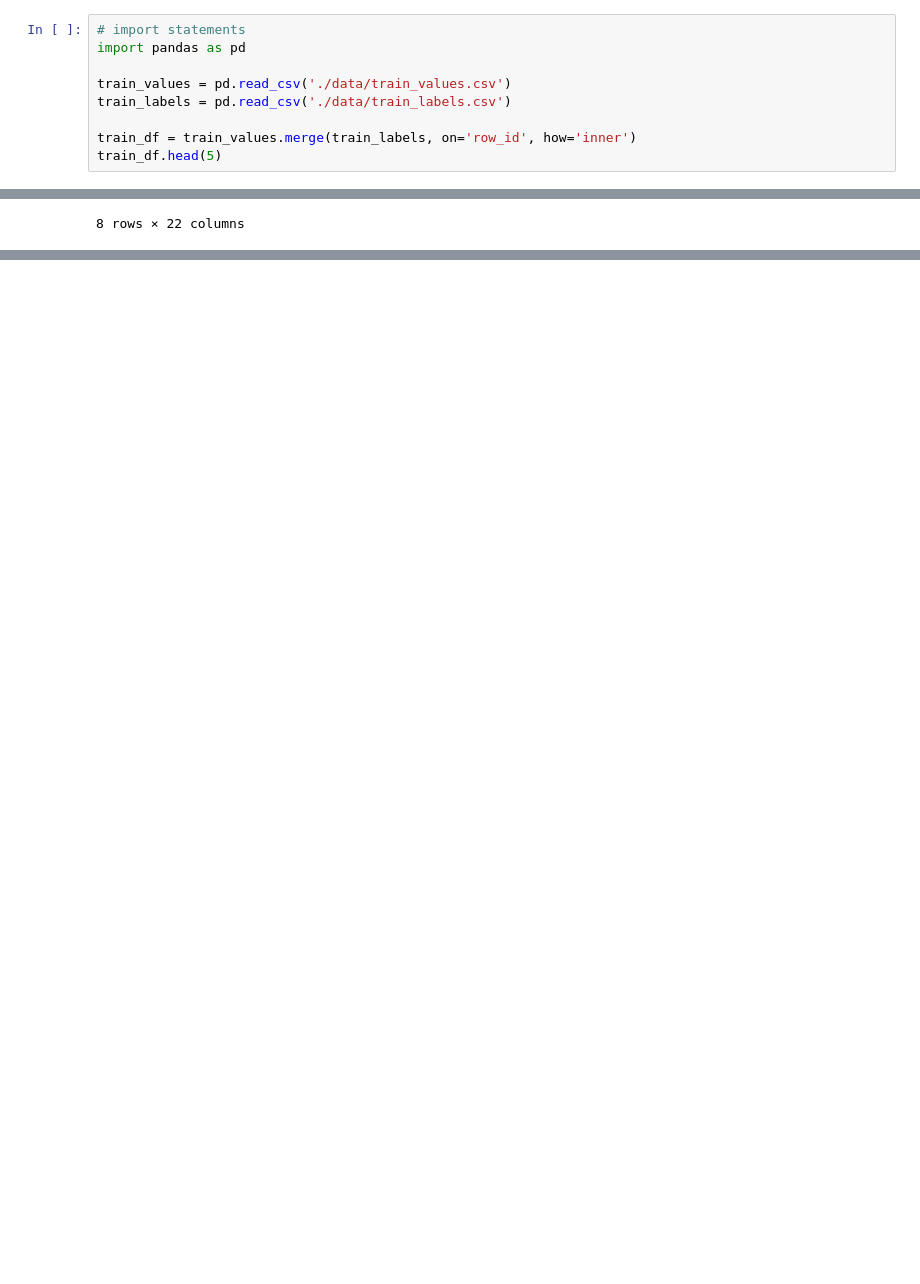
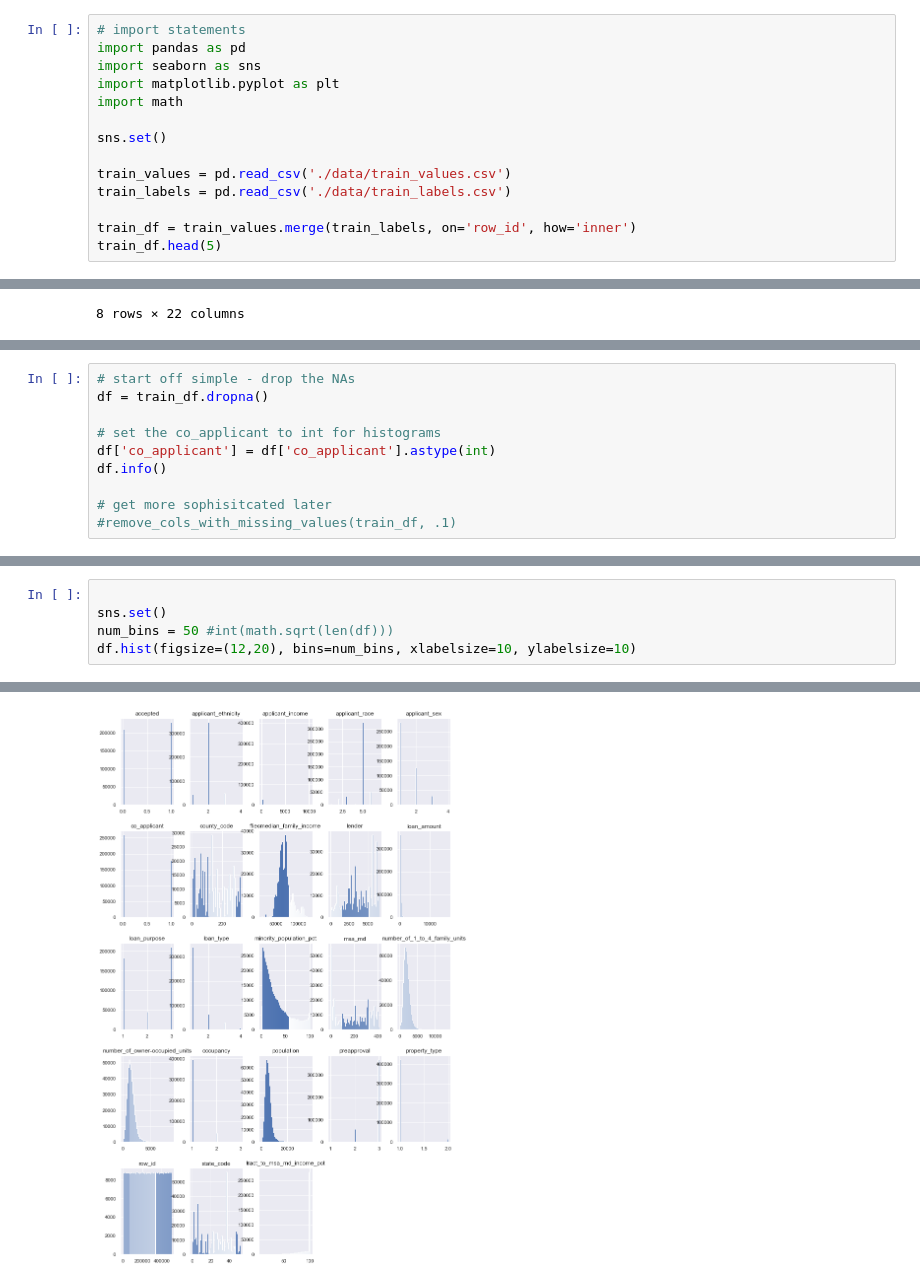
Before and after one commit to benMcChesney/Mortgage-Classifier-Capstone, a Jupyter notebook: exploratory_data_analysis.ipynb, the cells around one changed output, grey strips where cells are left out. Saved outputs shown, nothing was run; the diff lists cells and outputs as text; blank space fills up the shorter version.

```diff
--- a/exploratory_data_analysis.ipynb
+++ b/exploratory_data_analysis.ipynb
@@ -1,6 +1,11 @@
 # %%
 # import statements
 import pandas as pd
+import seaborn as sns
+import matplotlib.pyplot as plt
+import math
+
+sns.set()
 
 train_values = pd.read_csv('./data/train_values.csv')
 train_labels = pd.read_csv('./data/train_labels.csv')
@@ -70,0 +89,10 @@ train_df.describe()
+# %%
+# start off simple - drop the NAs
+df = train_df.dropna()
+
+# set the co_applicant to int for histograms
+df['co_applicant'] = df['co_applicant'].astype(int)
+df.info()
+
+# get more sophisitcated later
+#remove_cols_with_missing_values(train_df, .1)
@@ -70,0 +122,6 @@ train_df.describe()
+# %%
+
+sns.set()
+num_bins = 50 #int(math.sqrt(len(df)))
+df.hist(figsize=(12,20), bins=num_bins, xlabelsize=10, ylabelsize=10)
+# %% [output]
@@ -70,0 +145 @@ train_df.describe()
+[figure, added]
```
Also changed, not shown: parts of 5 cells of this notebook.
